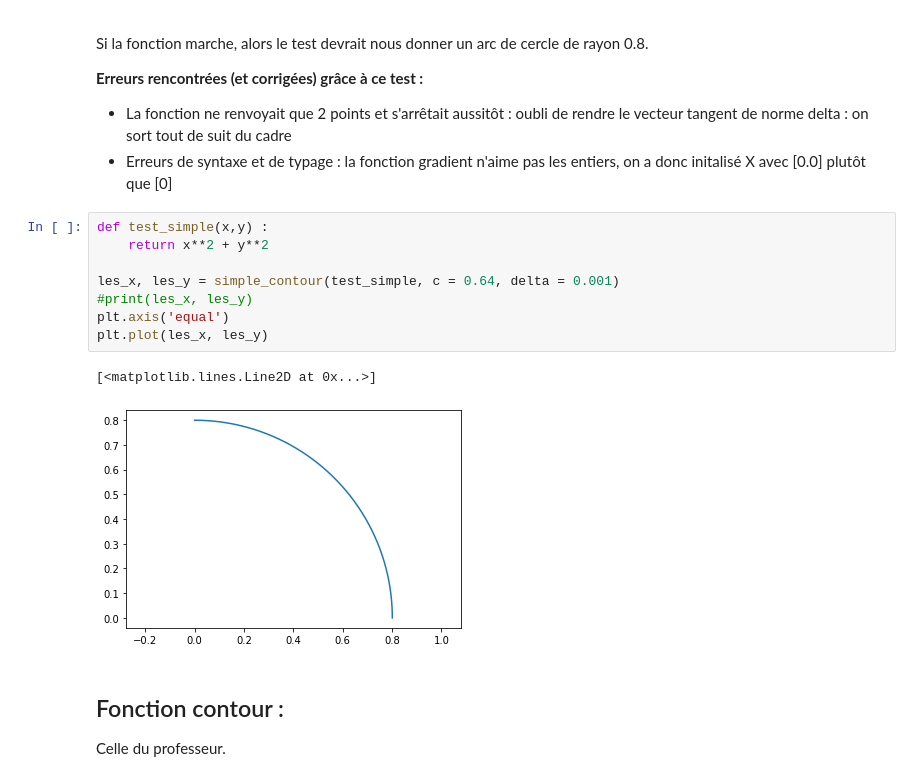
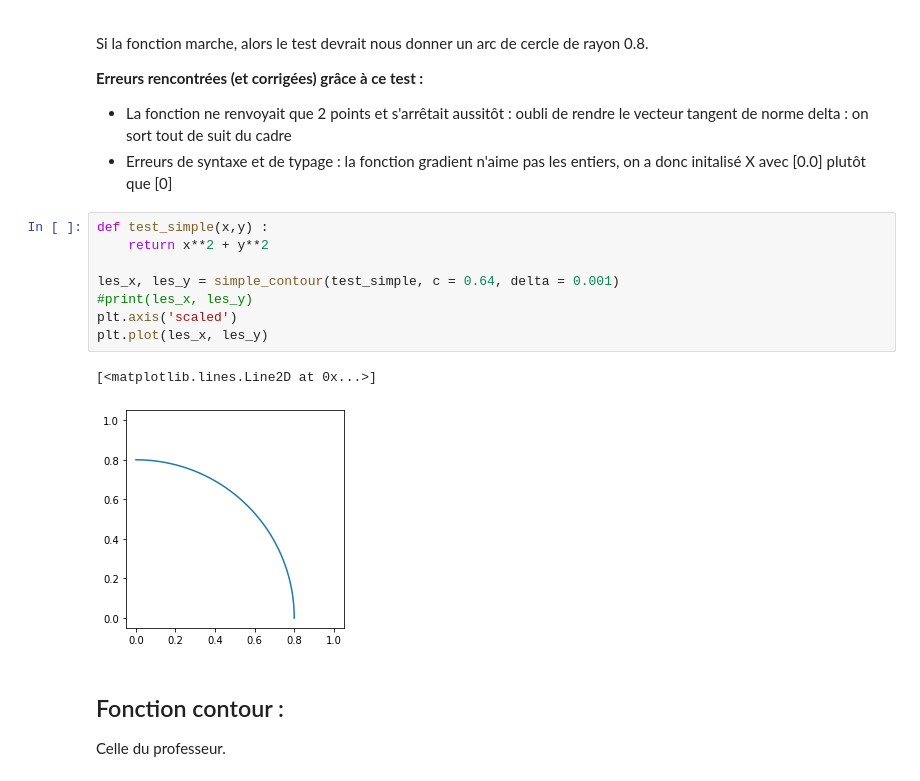
Before and after one commit to 19foliard/projetinfo, a Jupyter notebook: rendu_projet.ipynb, the cells around one changed output. Saved outputs shown, nothing was run; the diff lists cells and outputs as text.

```diff
--- a/rendu_projet.ipynb
+++ b/rendu_projet.ipynb
@@ -156,14 +156,14 @@ Si la fonction marche, alors le test devrait nous donner un arc de cercle de ray
 # %%
 def test_simple(x,y) :
     return x**2 + y**2
 
 les_x, les_y = simple_contour(test_simple, c = 0.64, delta = 0.001)
 #print(les_x, les_y)
-plt.axis('equal')
+plt.axis('scaled')
 plt.plot(les_x, les_y)
 # %% [output]
 [<matplotlib.lines.Line2D at 0x...>]
-[figure, old version]
+[figure, new version]
 # %% [markdown]
 ## Fonction contour :
 
```
